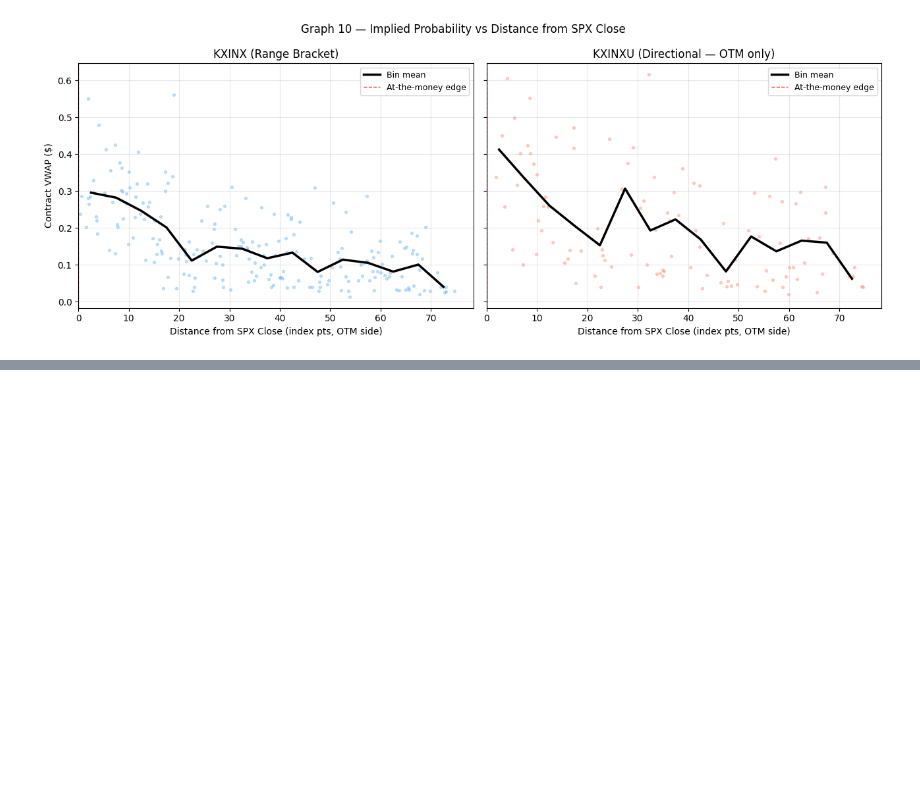
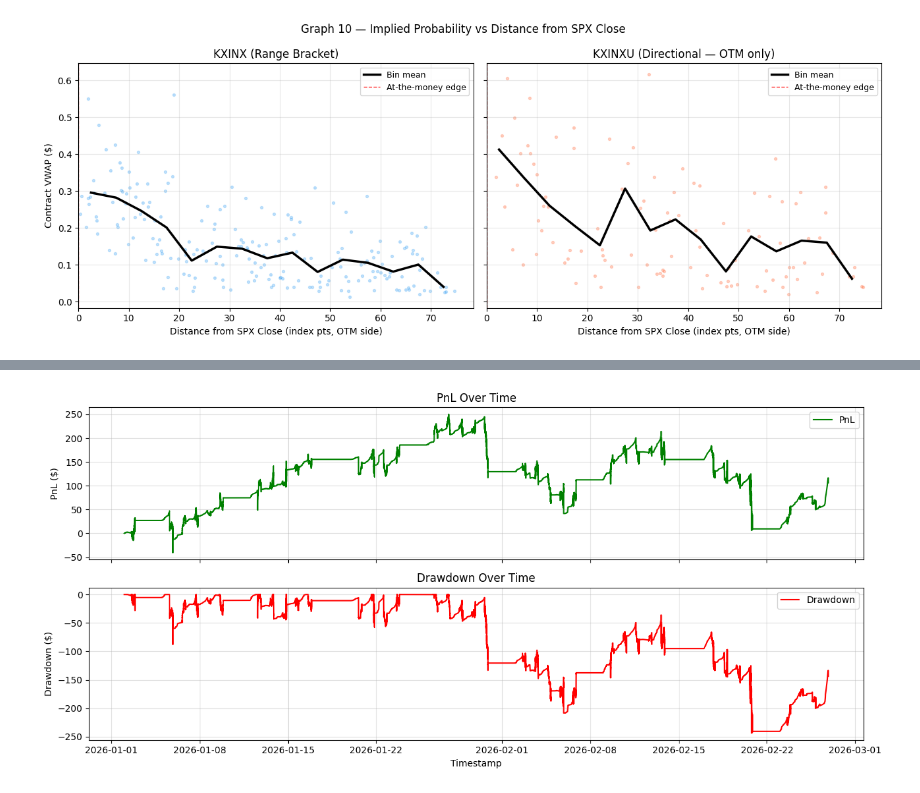
Before and after one commit to chris-mulligan-50/FINM-33150-Quantitative-Trading-Strategies-Final-Project-Kalshi-Market-Making-, a Jupyter notebook: initial_data_analysis.ipynb, the cells around one changed output, grey strips where cells are left out. Cells and saved outputs as stored; diff of their text form; code cells hidden in the pictures; blank space fills up the shorter version.

```diff
--- a/initial_data_analysis.ipynb
+++ b/initial_data_analysis.ipynb
@@ -1096,0 +1123,33 @@ shape: (5, 21)
+# %%
+import matplotlib.pyplot as plt
+import numpy as np
+
+# Calculate pnl from 'pnl' column
+if "pnl" in sim_df.columns:
+    pnl = sim_df["pnl"].to_numpy()
+else:
+    pnl = np.zeros(sim_df.height)
+
+# Calculate running peak for drawdown
+running_max = np.maximum.accumulate(pnl)
+drawdown = pnl - running_max
+
+fig, ax = plt.subplots(2, 1, figsize=(13, 6), sharex=True)
+
+ax[0].plot(sim_df["ts"].to_numpy(), pnl, label="PnL", color="green")
+ax[0].set_ylabel("PnL ($)")
+ax[0].set_title("PnL Over Time")
+ax[0].grid(alpha=0.4)
+ax[0].legend()
+
+ax[1].plot(sim_df["ts"].to_numpy(), drawdown, label="Drawdown", color="red")
+ax[1].set_ylabel("Drawdown ($)")
+ax[1].set_title("Drawdown Over Time")
+ax[1].grid(alpha=0.4)
+ax[1].legend()
+
+plt.xlabel("Timestamp")
+plt.tight_layout()
+plt.show()
+# %% [output]
+[figure, added]
```
Also changed, not shown: parts of 2 cells of this notebook, 11 other files.
